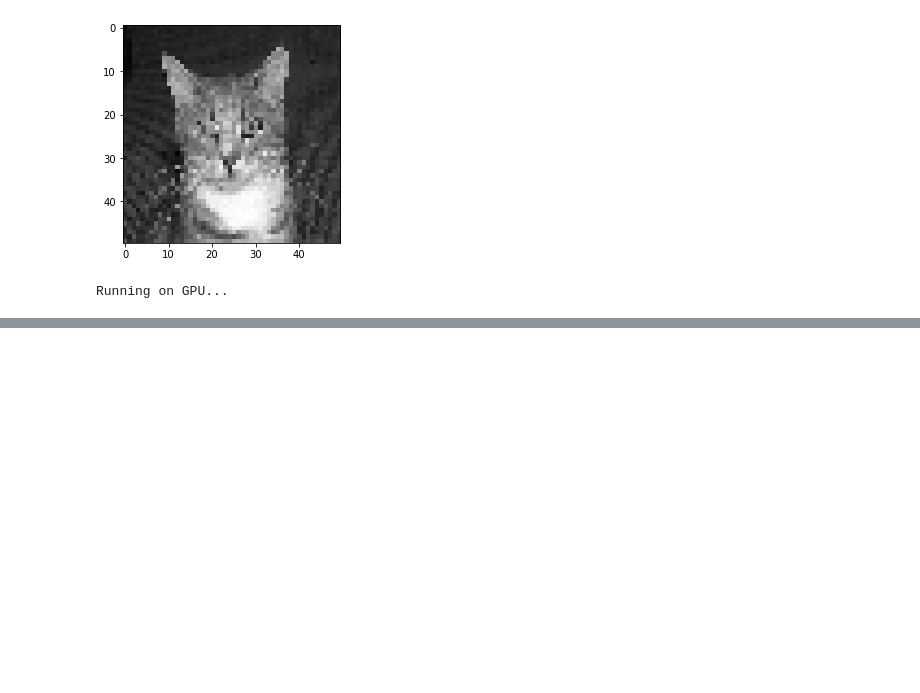
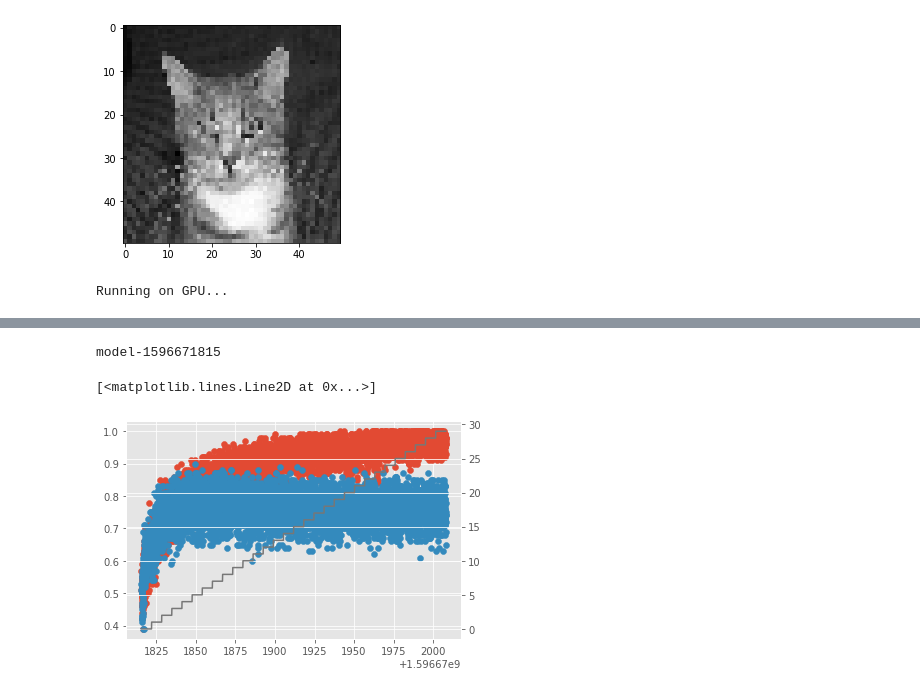
Before and after one commit to dkeske/pytorch-first-steps, a Jupyter notebook: 4. CNN - raining cats and dogs.ipynb, the cells around one changed output, grey strips where cells are left out. Drawn from its saved outputs; the diff is of its cells as text; code cells hidden in the pictures; blank space fills up the shorter version.

Commit message:
Result analysis, improved training/testing

```diff
--- a/4. CNN - raining cats and dogs.ipynb
+++ b/4. CNN - raining cats and dogs.ipynb
@@ -221,0 +248,26 @@ Accuracy: 0.773
+# %%
+import time
+
+MODEL_NAME = f"model-{int(time.time())}"
+
+net_new = Net().to(device)
+optimizer = optim.Adam(net_new.parameters(), lr=0.001)
+loss_function = nn.MSELoss()
+
+print(MODEL_NAME)
+
+def train_n(net):
+    BATCH_SIZE = 100
+    EPOCHS = 30
+    with open("model.log", 'a') as f:
+        for epoch in range(EPOCHS):
+            for i in tqdm(range(0, len(train_X), BATCH_SIZE)):
+                batch_X = train_X[i:i+BATCH_SIZE].view(-1,1,50,50).to(device)
+                batch_y = train_y[i:i+BATCH_SIZE].to(device)
+
+                acc, loss = fwd_pass(batch_X, batch_y, net, train=True)
+                if i % 50 == 0:
+                    val_acc, val_loss = test_n(net, 100)
+                    f.write(f"{MODEL_NAME},{round(time.time(),3)},{round(float(acc),2)},{round(float(loss),4)},{round(float(val_acc),2)},{round(float(val_loss),4)},{epoch}\n")
+# %% [output]
+model-1596671815
@@ -221,0 +276,20 @@ Accuracy: 0.773
+# %%
+import pandas as pd
+df = pd.read_csv('model.log', header=None,
+                 names=['model name', 'time', 'acc', 'loss', 'val_acc', 'val_loss', 'epoch'])
+# %%
+import matplotlib.pyplot as plt
+from matplotlib import style
+style.use("ggplot")
+# %%
+df_model = df[df['model name'] == MODEL_NAME]
+# %%
+fig, ax = plt.subplots()
+ax2 = ax.twinx()
+ax.scatter(df_model['time'], df_model['acc'])
+ax.scatter(df_model['time'], df_model['val_acc'])
+
+ax2.plot(df_model['time'], df_model['epoch'], color='C3')
+# %% [output]
+[<matplotlib.lines.Line2D at 0x...>]
+[figure, added]
```
Also changed, not shown: parts of 6 cells of this notebook.
